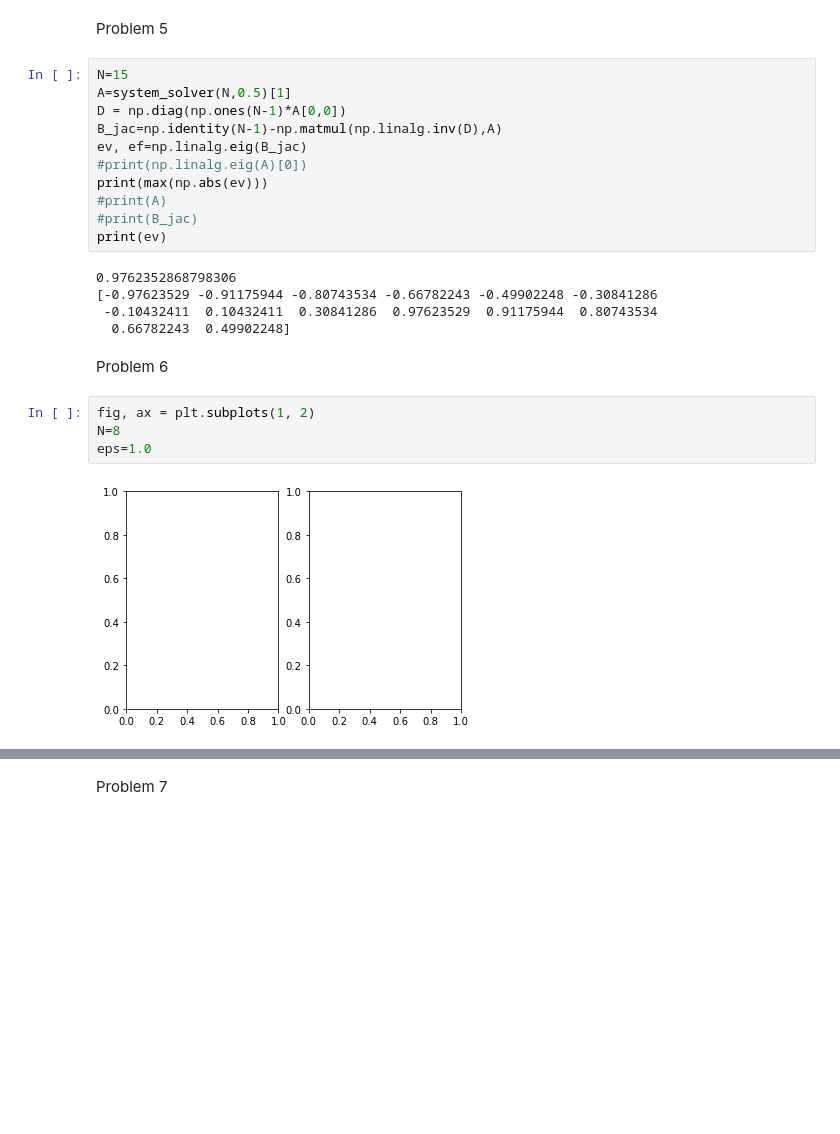
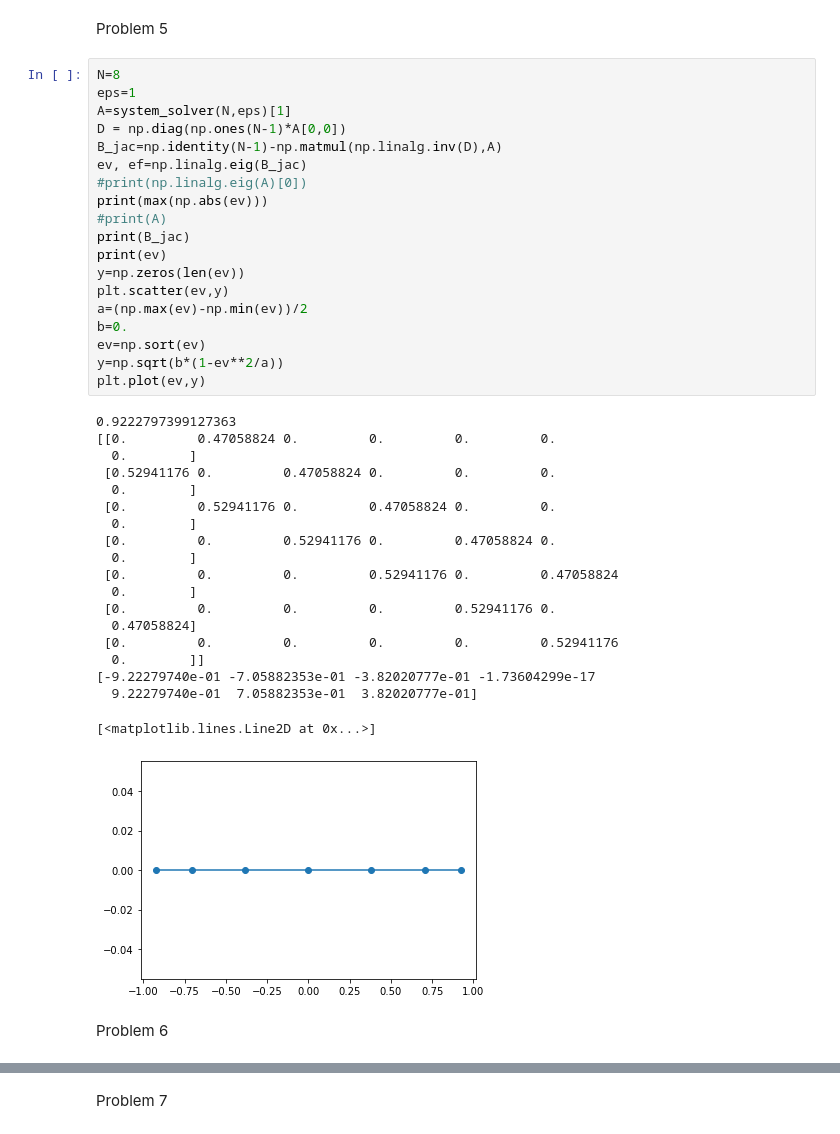
Before and after one commit to kslam07/projectD-WI4201, a Jupyter notebook: assignment-D.ipynb, the cells around one changed output, grey strips where cells are left out. Saved outputs shown, nothing was run; the diff lists cells and outputs as text; blank space fills up the shorter version.

```diff
--- a/assignment-D.ipynb
+++ b/assignment-D.ipynb
@@ -131,29 +141,46 @@ plt.show()
 # %% [markdown]
 Problem 5
 # %%
-N=15
-A=system_solver(N,0.5)[1]
+N=8
+eps=1
+A=system_solver(N,eps)[1]
 D = np.diag(np.ones(N-1)*A[0,0])
 B_jac=np.identity(N-1)-np.matmul(np.linalg.inv(D),A)
 ev, ef=np.linalg.eig(B_jac)
 #print(np.linalg.eig(A)[0])
 print(max(np.abs(ev)))
 #print(A)
-#print(B_jac)
+print(B_jac)
 print(ev)
+y=np.zeros(len(ev))
+plt.scatter(ev,y)
+a=(np.max(ev)-np.min(ev))/2
+b=0.
+ev=np.sort(ev)
+y=np.sqrt(b*(1-ev**2/a))
+plt.plot(ev,y)
 # %% [output]
-0.9762352868798306
-[-0.97623529 -0.91175944 -0.80743534 -0.66782243 -0.49902248 -0.30841286
- -0.10432411  0.10432411  0.30841286  0.97623529  0.91175944  0.80743534
-  0.66782243  0.49902248]
+0.9222797399127363
+[[0.         0.47058824 0.         0.         0.         0.
+  0.        ]
+ [0.52941176 0.         0.47058824 0.         0.         0.
+  0.        ]
+ [0.         0.52941176 0.         0.47058824 0.         0.
+  0.        ]
+ [0.         0.         0.52941176 0.         0.47058824 0.
+  0.        ]
+ [0.         0.         0.         0.52941176 0.         0.47058824
+  0.        ]
+ [0.         0.         0.         0.         0.52941176 0.
+  0.47058824]
+ [0.         0.         0.         0.         0.         0.52941176
+  0.        ]]
+[-9.22279740e-01 -7.05882353e-01 -3.82020777e-01 -1.73604299e-17
+  9.22279740e-01  7.05882353e-01  3.82020777e-01]
+[<matplotlib.lines.Line2D at 0x...>]
+[figure, added]
 # %% [markdown]
 Problem 6
-# %%
-fig, ax = plt.subplots(1, 2)
-N=8
-eps=1.0
-# %% [output]
-[figure, removed]
 # %%
 def jacobi(N,eps,rtol=1e-6):
     # Initial values
```
Also changed, not shown: parts of 6 cells of this notebook, 2 other files.
